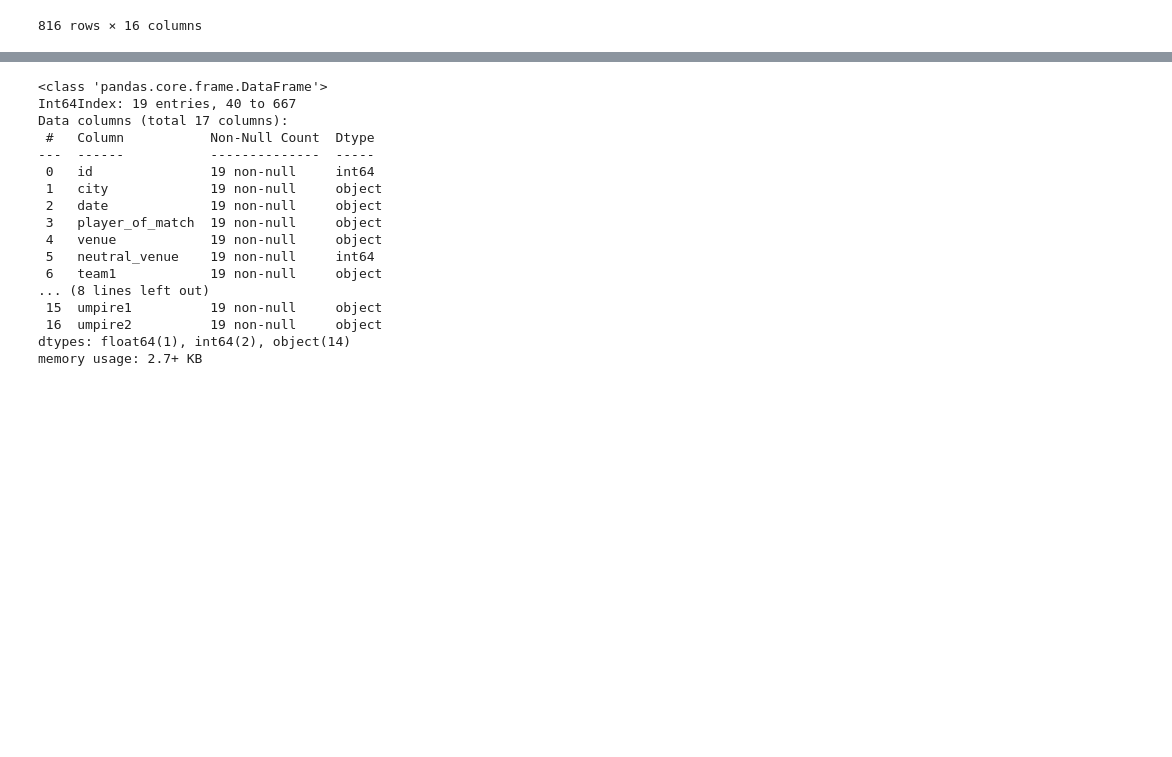
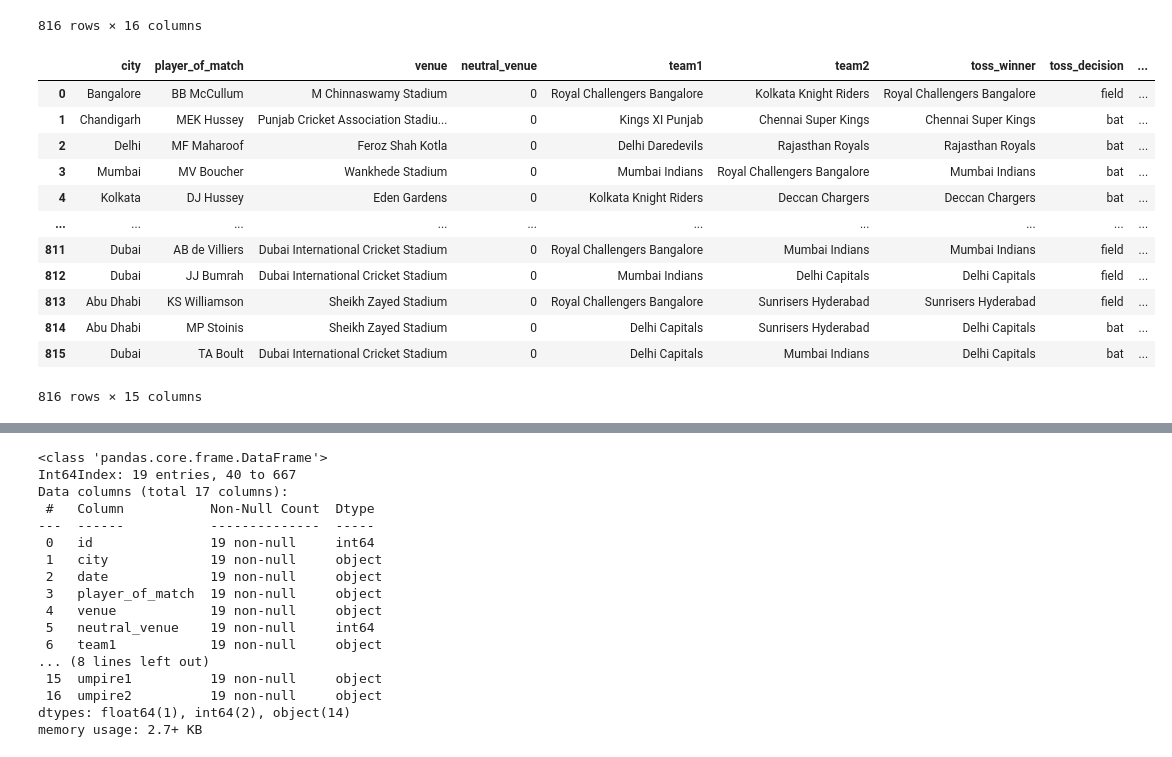
Before and after one commit to Arpan-tech-create/Exploratory_Data_Analysis, a Jupyter notebook: IPL Analysis.ipynb, the cells around one changed output, grey strips where cells are left out. Cells and saved outputs as stored; diff of their text form; code cells hidden in the pictures; blank space fills up the shorter version.

```diff
--- a/IPL Analysis.ipynb
+++ b/IPL Analysis.ipynb
@@ -44,6 +44,22 @@ read1
 816 rows × 16 columns
 # %%
 read1.drop(['date'],axis=1,inplace=True)
+# %%
+read1
+# %% [output]
+|  | city | player_of_match | venue | neutral_venue | team1 | team2 | toss_winner | toss_decision | ... |
+| 0 | Bangalore | BB McCullum | M Chinnaswamy Stadium | 0 | Royal Challengers Bangalore | Kolkata Knight Riders | Royal Challengers Bangalore | field | ... |
+| 1 | Chandigarh | MEK Hussey | Punjab Cricket Association Stadiu... | 0 | Kings XI Punjab | Chennai Super Kings | Chennai Super Kings | bat | ... |
+| 2 | Delhi | MF Maharoof | Feroz Shah Kotla | 0 | Delhi Daredevils | Rajasthan Royals | Rajasthan Royals | bat | ... |
+| 3 | Mumbai | MV Boucher | Wankhede Stadium | 0 | Mumbai Indians | Royal Challengers Bangalore | Mumbai Indians | bat | ... |
+| 4 | Kolkata | DJ Hussey | Eden Gardens | 0 | Kolkata Knight Riders | Deccan Chargers | Deccan Chargers | bat | ... |
+| ... | ... | ... | ... | ... | ... | ... | ... | ... | ... |
+| 811 | Dubai | AB de Villiers | Dubai International Cricket Stadium | 0 | Royal Challengers Bangalore | Mumbai Indians | Mumbai Indians | field | ... |
+| 812 | Dubai | JJ Bumrah | Dubai International Cricket Stadium | 0 | Mumbai Indians | Delhi Capitals | Delhi Capitals | field | ... |
+| 813 | Abu Dhabi | KS Williamson | Sheikh Zayed Stadium | 0 | Royal Challengers Bangalore | Sunrisers Hyderabad | Sunrisers Hyderabad | field | ... |
+| 814 | Abu Dhabi | MP Stoinis | Sheikh Zayed Stadium | 0 | Delhi Capitals | Sunrisers Hyderabad | Delhi Capitals | bat | ... |
+| 815 | Dubai | TA Boult | Dubai International Cricket Stadium | 0 | Delhi Capitals | Mumbai Indians | Delhi Capitals | bat | ... |
+816 rows × 15 columns
 # %%
 read1.isnull().sum()
 # %% [output]
```
Also changed, not shown: parts of 1 cell of this notebook.
